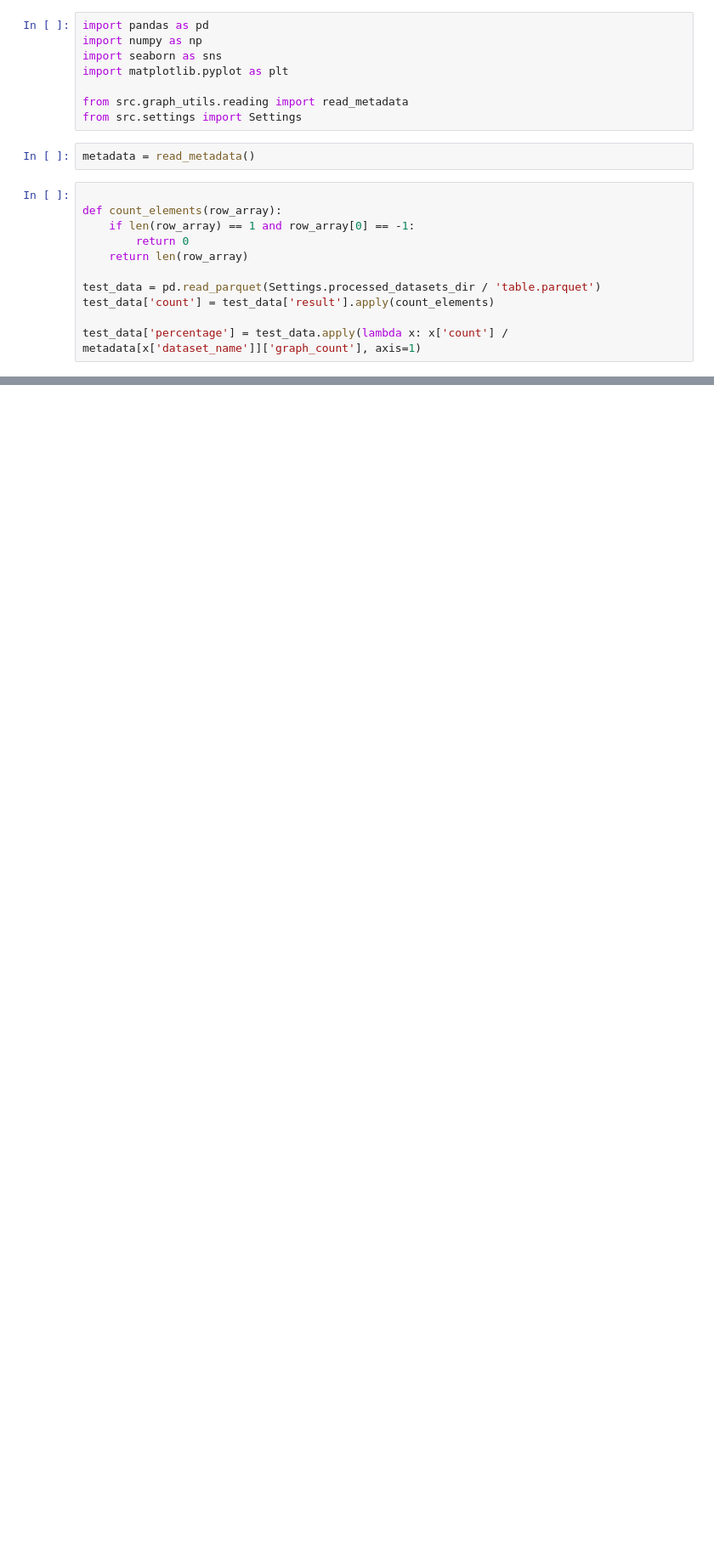
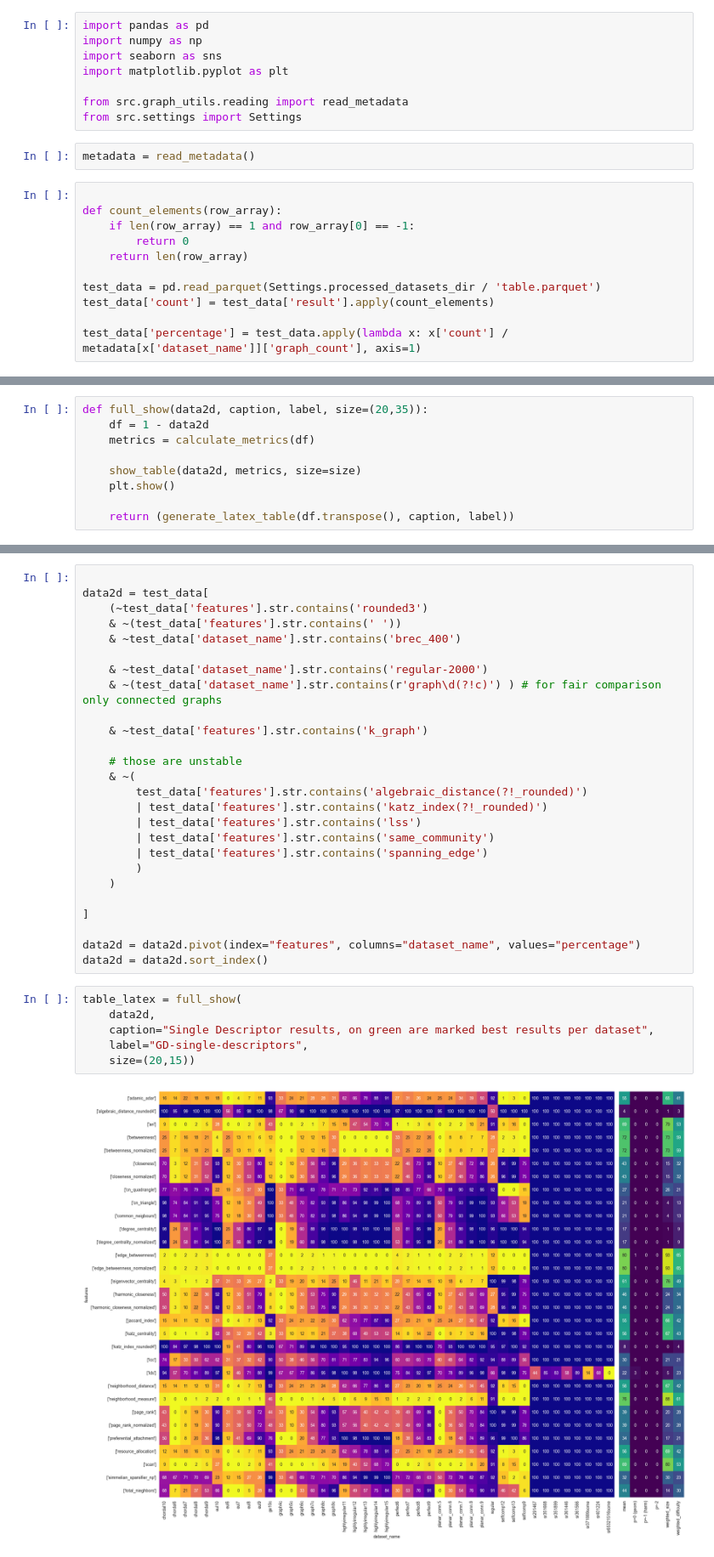
Before and after one commit to Kujonick/Analysis-of-graph-topological-descriptors-for-the-graph-isomorphism-problem, a Jupyter notebook: notebooks/show_results.ipynb, the cells around one changed output, grey strips where cells are left out. Shown at 85% size. Cells and saved outputs as stored; diff of their text form; blank space fills up the shorter version.

Commit message:
tables part 2

```diff
--- a/notebooks/show_results.ipynb
+++ b/notebooks/show_results.ipynb
@@ -253,0 +236,9 @@ print((df * 100).astype(int).to_latex())
+# %%
+def full_show(data2d, caption, label, size=(20,35)):
+    df = 1 - data2d
+    metrics = calculate_metrics(df)
+
+    show_table(data2d, metrics, size=size)
+    plt.show()
+
+    return (generate_latex_table(df.transpose(), caption, label))
@@ -253,0 +247,34 @@ print((df * 100).astype(int).to_latex())
+# %%
+
+data2d = test_data[
+    (~test_data['features'].str.contains('rounded3')
+    & ~(test_data['features'].str.contains(' '))
+    & ~test_data['dataset_name'].str.contains('brec_400')
+
+    & ~test_data['dataset_name'].str.contains('regular-2000')
+    & ~(test_data['dataset_name'].str.contains(r'graph\d(?!c)') ) # for fair comparison only connected graphs
+
+    & ~test_data['features'].str.contains('k_graph')
+
+    # those are unstable
+    & ~(
+        test_data['features'].str.contains('algebraic_distance(?!_rounded)')
+        | test_data['features'].str.contains('katz_index(?!_rounded)')
+        | test_data['features'].str.contains('lss')
+        | test_data['features'].str.contains('same_community')
+        | test_data['features'].str.contains('spanning_edge')
+        )
+    )
+
+]
+
+data2d = data2d.pivot(index="features", columns="dataset_name", values="percentage")
+data2d = data2d.sort_index()
+# %%
+table_latex = full_show(
+    data2d,
+    caption="Single Descriptor results, on green are marked best results per dataset",
+    label="GD-single-descriptors",
+    size=(20,15))
+# %% [output]
+[figure, added]
```
Also changed, not shown: parts of 20 cells of this notebook, 1 other file.
